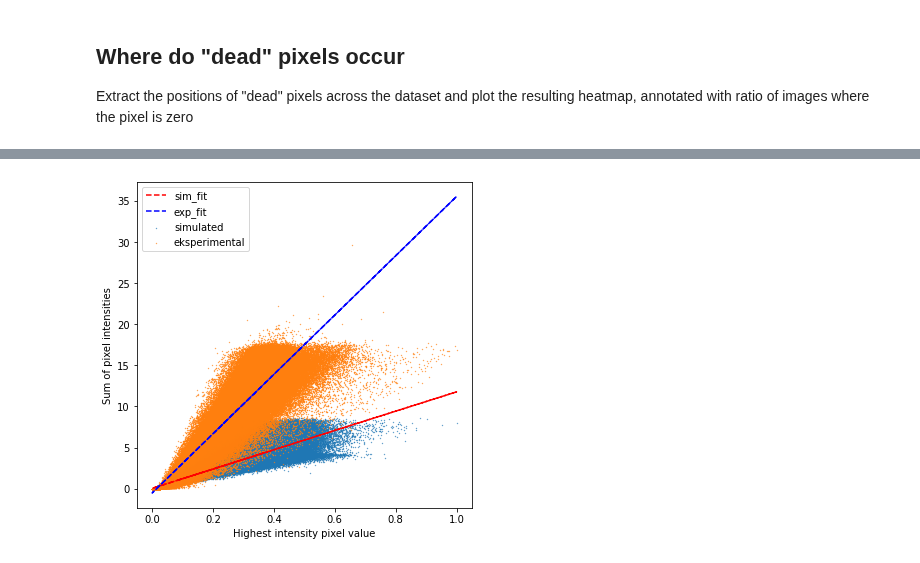
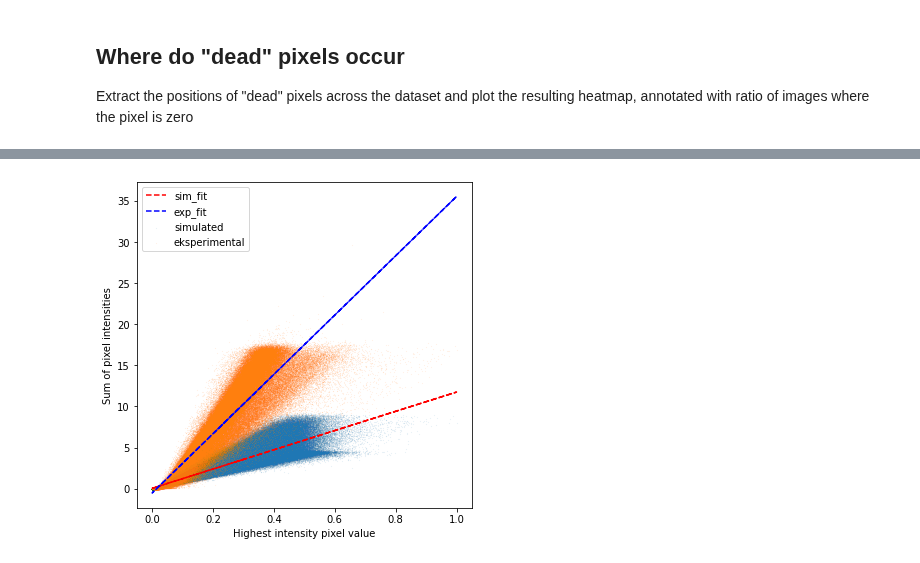
Before and after one commit to geirtul/master_analysis, a Jupyter notebook: notebooks/exploration/data_exploration_anodedata.ipynb, the cells around one changed output, grey strips where cells are left out. Cells and saved outputs as stored; diff of their text form; code cells hidden in the pictures.

```diff
--- a/notebooks/exploration/data_exploration_anodedata.ipynb
+++ b/notebooks/exploration/data_exploration_anodedata.ipynb
@@ -38,8 +38,9 @@ events, images = import_real_data(DATA_PATH) # images not normalized
 #positions = np.load(DATA_PATH + "positions_full.npy")
 #energies = np.load(DATA_PATH + "energies_full.npy")
 #labels = np.load(DATA_PATH + "labels_full.npy")
-images_sim = np.load(REPO_ROOT + "data/simulated/images_200k.npy")
-positions_sim = np.load(REPO_ROOT + "data/simulated/positions_200k.npy")
-energies_sim = np.load(REPO_ROOT + "data/simulated/energies_200k.npy")
-labels_sim = np.load(REPO_ROOT + "data/simulated/labels_200k.npy")
+images_sim = np.load(REPO_ROOT + "data/simulated/images_260k.npy")
+positions_sim = np.load(REPO_ROOT + "data/simulated/positions_260k.npy")
+energies_sim = np.load(REPO_ROOT + "data/simulated/energies_260k.npy")
+labels_sim = np.load(REPO_ROOT + "data/simulated/labels_260k.npy")
 single_sim, double_sim, close_sim = event_indices(positions_sim)
+print(f"S: {single_sim.shape}, D: {double_sim.shape}, C: {close_sim.shape}")
@@ -179,14 +184,17 @@ ax.flatten()[1].set_xlim(0, 0.8)
 # %%
 img_hip = img_hip.reshape(img_hip.shape[0])
 img_sum = img_sum.reshape(img_sum.shape[0])
+
+img_hip_sim = img_hip_sim.reshape(img_hip_sim.shape[0])
+img_sum_sim = img_sum_sim.reshape(img_sum_sim.shape[0])
 # %%
 fig, ax = plt.subplots(figsize=(6,6))
 a_sim, b_sim = np.polyfit(img_hip_sim, img_sum_sim, 1)
 a_exp, b_exp = np.polyfit(img_hip, img_sum, 1)
 
-ax.scatter(img_hip_sim, img_sum_sim, label='simulated', s=0.1,)
+ax.scatter(img_hip_sim, img_sum_sim, label='simulated', s=0.001,)
 ax.plot(img_hip_sim, a_sim*img_hip_sim + b_sim, '--r', label='sim_fit')
-ax.scatter(img_hip, img_sum, label='eksperimental', s=0.1)
+ax.scatter(img_hip, img_sum, label='eksperimental', s=0.001)
 ax.plot(img_hip, a_exp*img_hip + b_exp, '--b', label='exp_fit')
 ax.set_xlabel("Highest intensity pixel value")
 ax.set_ylabel("Sum of pixel intensities")
@@ -200,4 +208,4 @@ Exp: 36.049322159213574x + -0.5177085659005174
-[figure, old version]
+[figure, new version]
 # %%
 custom_ex_id = "424cc250c5ab"
 #custom_ex = load_experiment(custom_ex_id)
```
Also changed, not shown: parts of 11 cells of this notebook, 2 other files.
